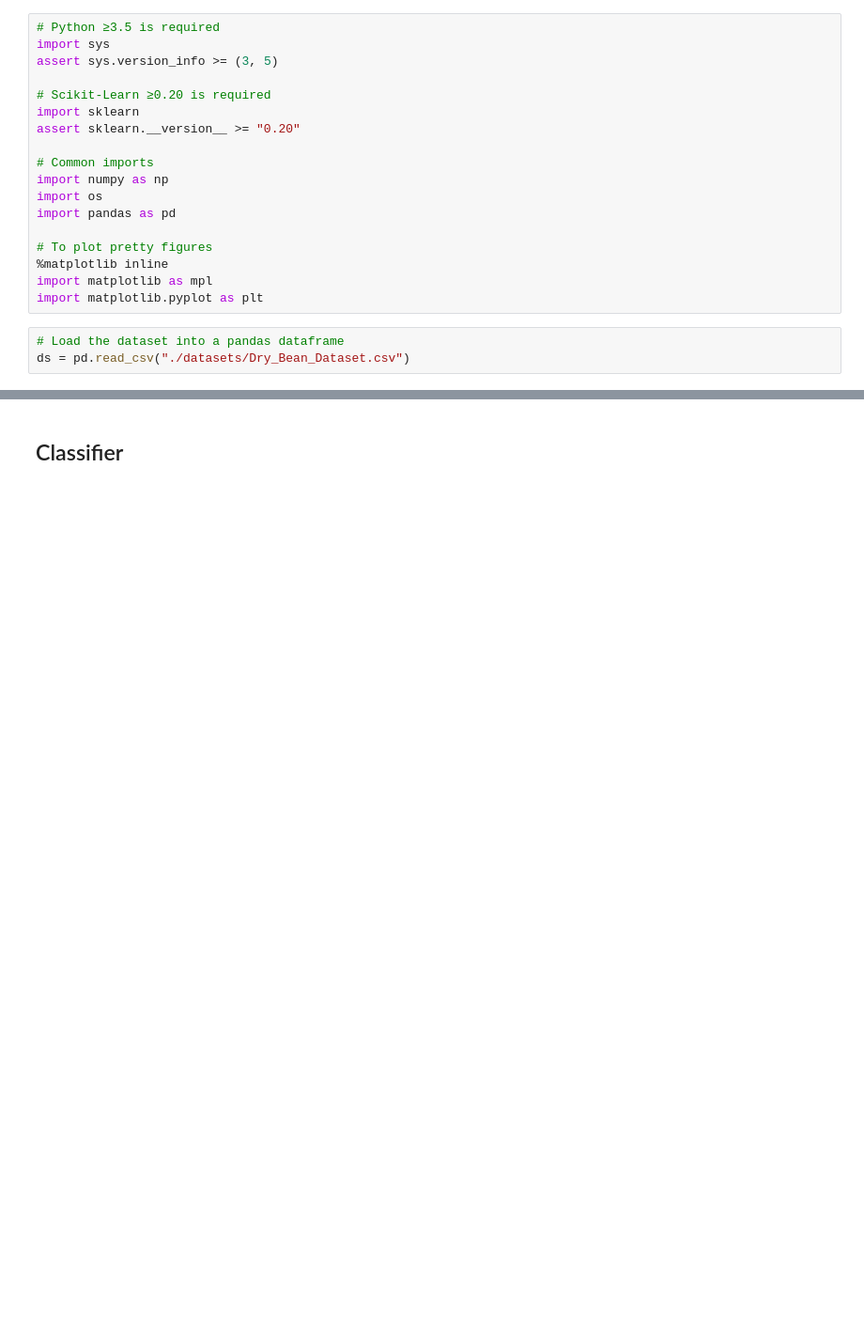
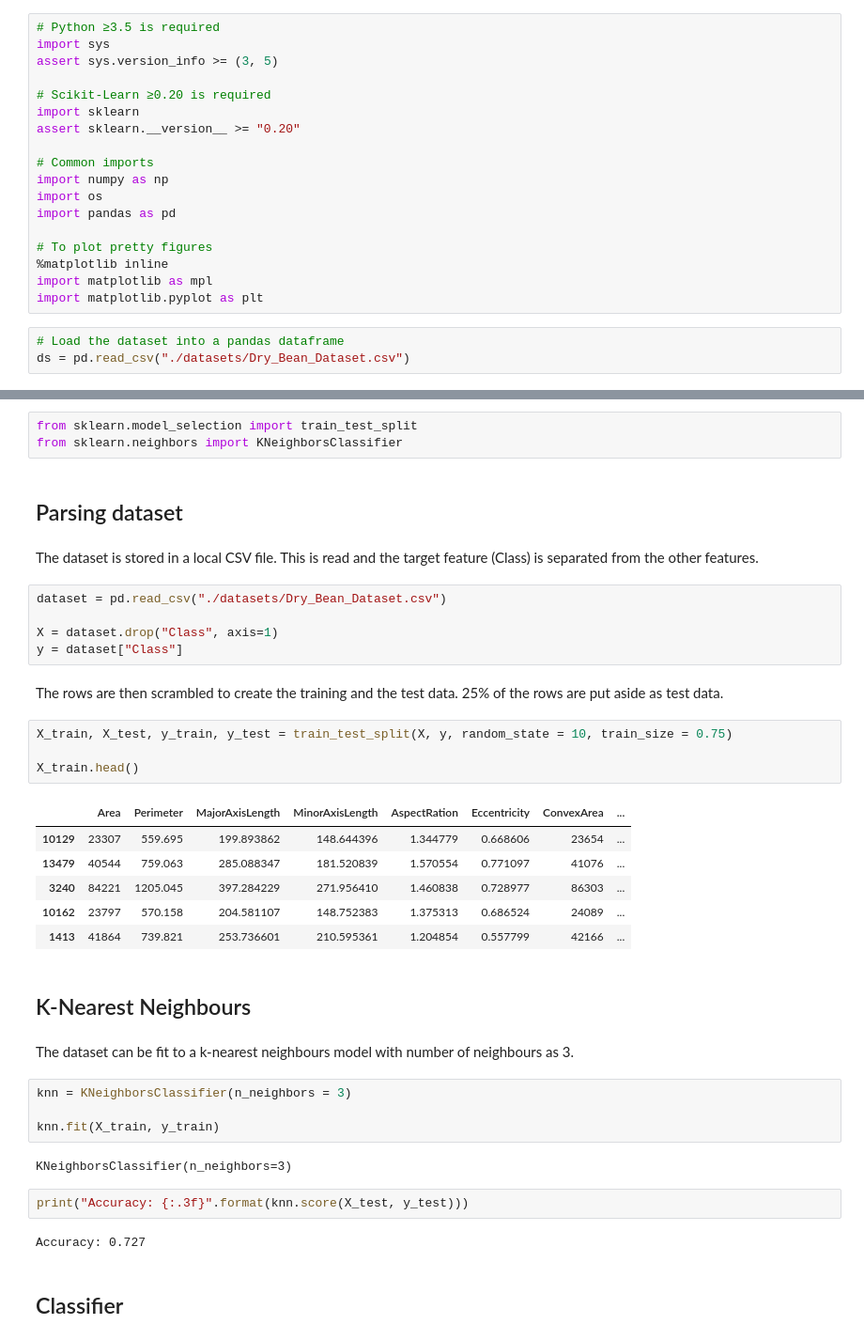
Before and after one commit to gd55hw/F20DL_DMML_Portfolio, a Jupyter notebook: F20DL_Lab4.ipynb, the cells around one changed output, grey strips where cells are left out. Shown: that part at 94% size. Cells and saved outputs as stored; diff of their text form; blank space fills up the shorter version.

Commit message:
Lab 4 - Implement new classifier

```diff
--- a/F20DL_Lab4.ipynb
+++ b/F20DL_Lab4.ipynb
@@ -87,3 +26,42 @@ ds1DF.head()
+# %%
+from sklearn.model_selection import train_test_split
+from sklearn.neighbors import KNeighborsClassifier
+# %% [markdown]
+## Parsing dataset
+# %% [markdown]
+The dataset is stored in a local CSV file. This is read and the target feature (Class) is separated from the other features.
+# %%
+dataset = pd.read_csv("./datasets/Dry_Bean_Dataset.csv")
+
+X = dataset.drop("Class", axis=1)
+y = dataset["Class"]
+# %% [markdown]
+The rows are then scrambled to create the training and the test data. 25% of the rows are put aside as test data.
+# %%
+X_train, X_test, y_train, y_test = train_test_split(X, y, random_state = 10, train_size = 0.75)
+
+X_train.head()
+# %% [output]
+|  | Area | Perimeter | MajorAxisLength | MinorAxisLength | AspectRation | Eccentricity | ConvexArea | ... |
+| 10129 | 23307 | 559.695 | 199.893862 | 148.644396 | 1.344779 | 0.668606 | 23654 | ... |
+| 13479 | 40544 | 759.063 | 285.088347 | 181.520839 | 1.570554 | 0.771097 | 41076 | ... |
+| 3240 | 84221 | 1205.045 | 397.284229 | 271.956410 | 1.460838 | 0.728977 | 86303 | ... |
+| 10162 | 23797 | 570.158 | 204.581107 | 148.752383 | 1.375313 | 0.686524 | 24089 | ... |
+| 1413 | 41864 | 739.821 | 253.736601 | 210.595361 | 1.204854 | 0.557799 | 42166 | ... |
+# %% [markdown]
+## K-Nearest Neighbours
+# %% [markdown]
+The dataset can be fit to a k-nearest neighbours model with number of neighbours as 3.
+# %%
+knn = KNeighborsClassifier(n_neighbors = 3)
+
+knn.fit(X_train, y_train)
+# %% [output]
+KNeighborsClassifier(n_neighbors=3)
+# %%
+print("Accuracy: {:.3f}".format(knn.score(X_test, y_test)))
+# %% [output]
+Accuracy: 0.727
 # %% [markdown]
 ## Classifier
 # %%
```
Also changed, not shown: parts of 9 cells of this notebook.
